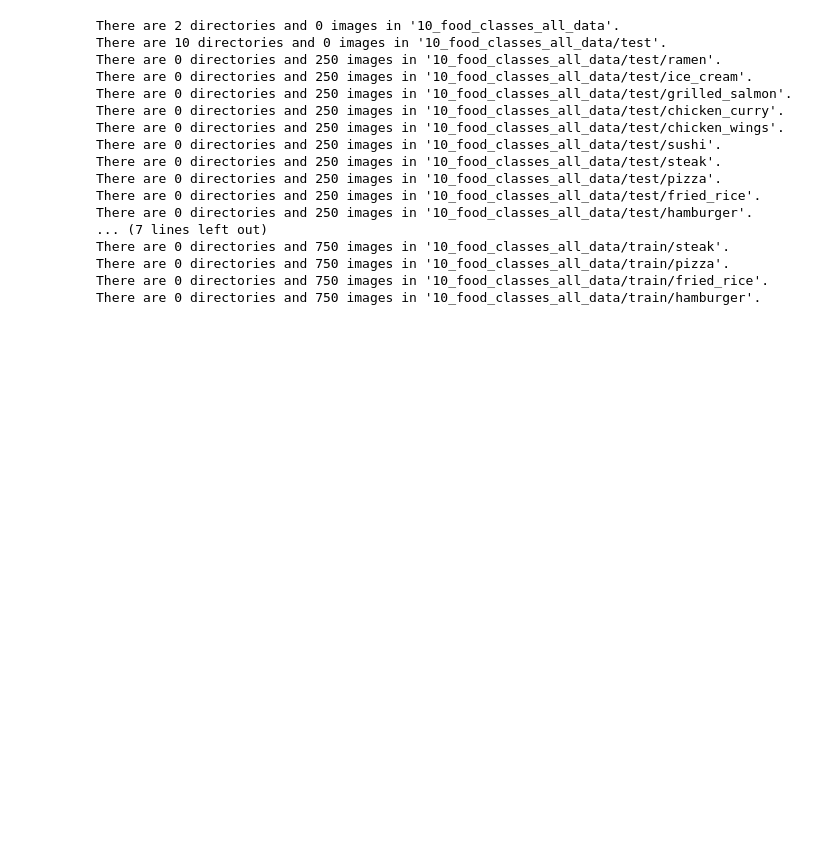
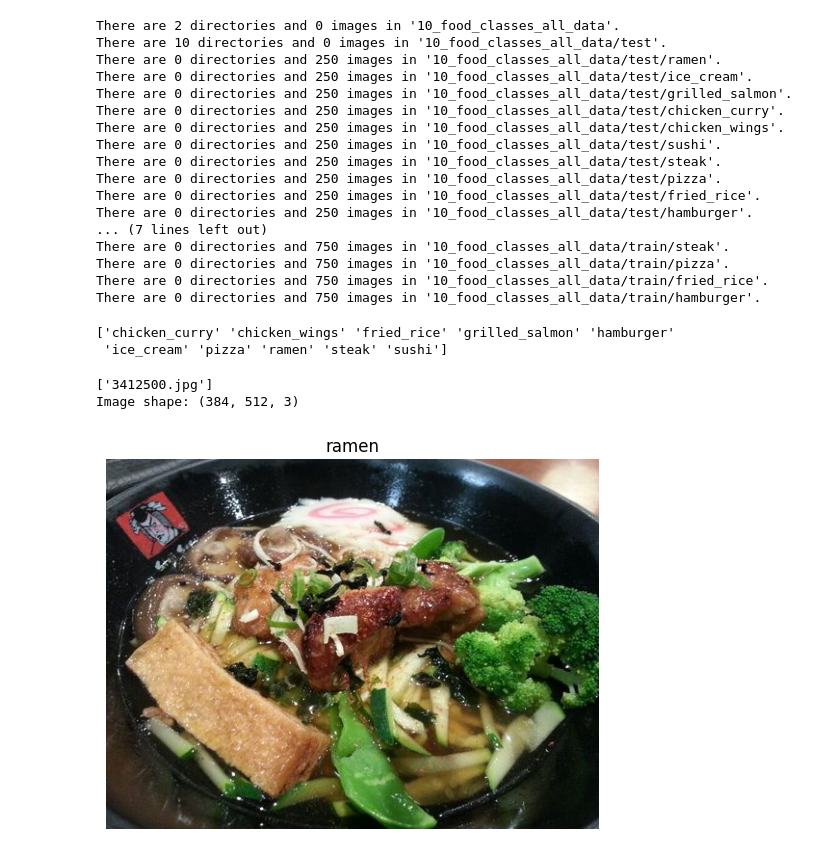
Before and after one commit to sakshamkumar1/tensorflow-notebooks, a Jupyter notebook: 03_introduction_to_computer_vision_with_tensorflow.ipynb, the cells around one changed output. Cells and saved outputs as stored; diff of their text form; code cells hidden in the pictures; blank space fills up the shorter version.

```diff
--- a/03_introduction_to_computer_vision_with_tensorflow.ipynb
+++ b/03_introduction_to_computer_vision_with_tensorflow.ipynb
@@ -781,3 +781,20 @@ There are 0 directories and 750 images in '10_food_classes_all_data/train/hambur
 # %%
 train_dir = "10_food_classes_all_data/train/"
 test_dir = "10_food_classes_all_data/test/"
+# %%
+import pathlib
+import numpy as np
+data_dir = pathlib.Path(train_dir)
+class_names = np.array(sorted([item.name for item in data_dir.glob('*')]))
+print(class_names)
+# %% [output]
+['chicken_curry' 'chicken_wings' 'fried_rice' 'grilled_salmon' 'hamburger'
+ 'ice_cream' 'pizza' 'ramen' 'steak' 'sushi']
+# %%
+import random
+img = view_random_image(target_dir=train_dir,
+                        target_class=random.choice(class_names))
+# %% [output]
+['3412500.jpg']
+Image shape: (384, 512, 3)
+[figure, added]
```
